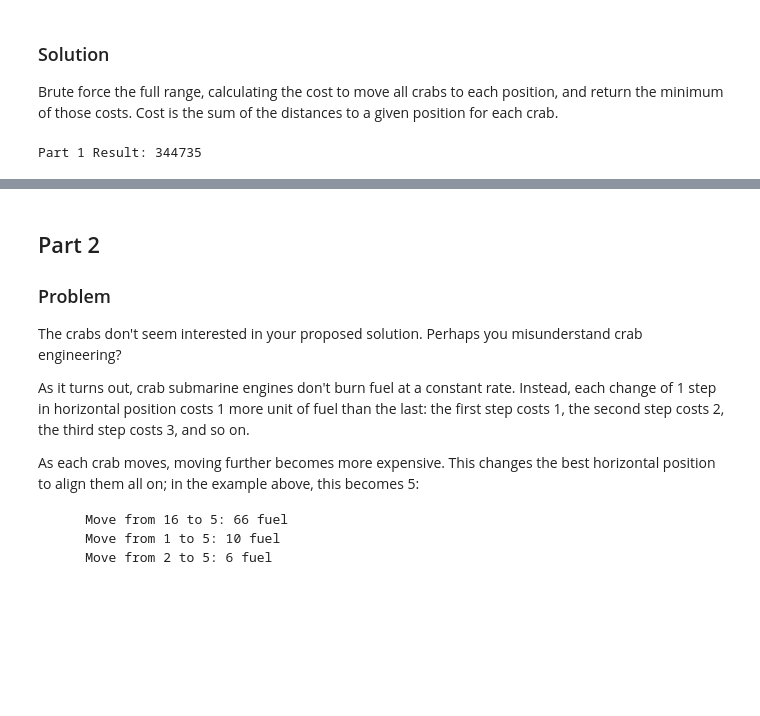
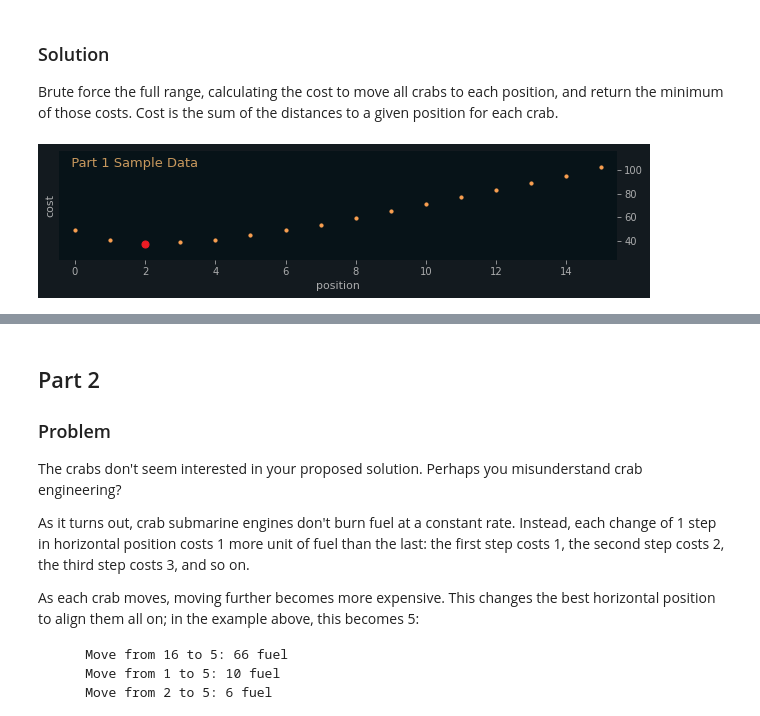
Before and after one commit to scottbilas/advent-of-code, a Jupyter notebook: 2021/aoc/day7.solver.ipynb, the cells around one changed output, grey strips where cells are left out. Saved outputs shown, nothing was run; the diff lists cells and outputs as text; code cells hidden in the pictures; blank space fills up the shorter version.

Commit message:
finishing plots

```diff
--- a/2021/aoc/day7.solver.ipynb
+++ b/2021/aoc/day7.solver.ipynb
@@ -47,26 +47,33 @@ _inputData = [int(h) for h in re.findall('\d+', _input)]
 
 _sampleData = [16,1,2,0,4,2,7,1,2,14]
 
-#plotStyle()
+plotStyle({'axes.formatter.useoffset': False, 'axes.titley': .8})
 
-#def plot(title):
-#    plotInvertY(.1)
-#    plt.ylabel("depth")
-#    plt.title('   ' + title)
+def plot(result, costs, title):
+    ax = plt.subplots()[1]
+    ax.ticklabel_format(style='plain')
+    ax.yaxis.tick_right()
+    plt.ylabel("cost")
+    plt.xlabel("position")
+    plt.scatter(range(len(costs)), costs, s=10, c="#f99f50")
+    plt.scatter(costs.index(result), result, s=50, c="#ed1c24")
+    plt.title('   ' + title)
 # %% [markdown]
 ### Solution
 
 Brute force the full range, calculating the cost to move all crabs to each position, and return the minimum of those costs. Cost is the sum of the distances to a given position for each crab.
 # %%
 def solve(crabs, cost):
-    return min([
+    costs = [
         sum([cost(crab, h) for h in crabs])
-        for crab in range(max(crabs))])
+        for crab in range(max(crabs))]
+    return min(costs), costs
 
-def solve1(crabs):
-    return solve(crabs, lambda a, b: abs(a-b))
+def cost1(start, end):
+    return abs(end - start)
 
-check(solve1(_sampleData), 37)
-check1(solve1(_inputData))
+sampleResult1, sampleCosts1 = solve(_sampleData, cost1)
+check(sampleResult1, 37)
+plot(sampleResult1, sampleCosts1, 'Part 1 Sample Data')
 # %% [output]
-Part 1 Result: 344735
+[figure, added]
```
Also changed, not shown: parts of 3 cells of this notebook, 1 other file.
